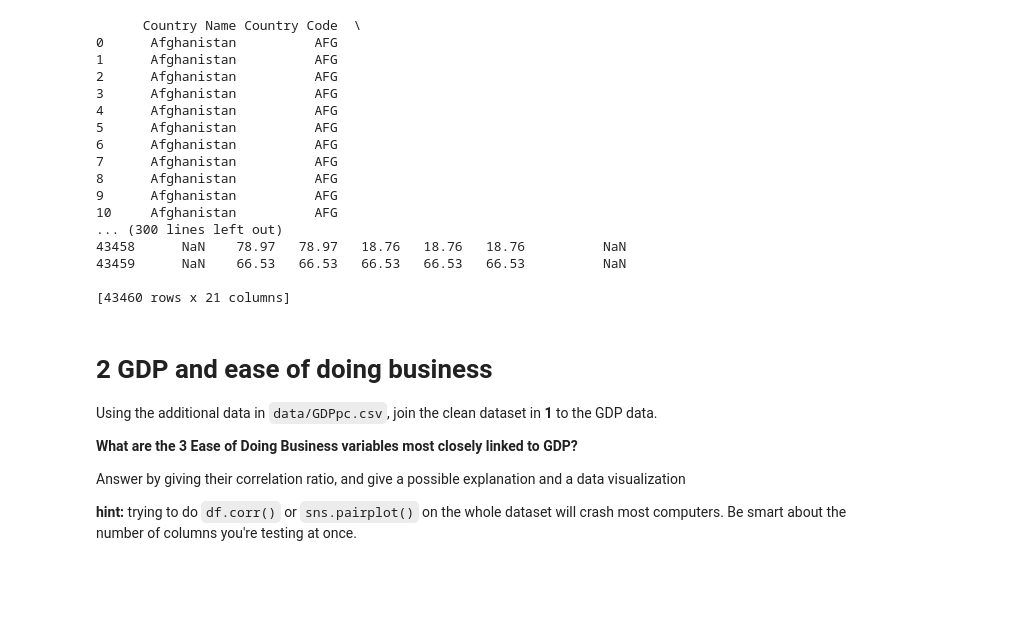
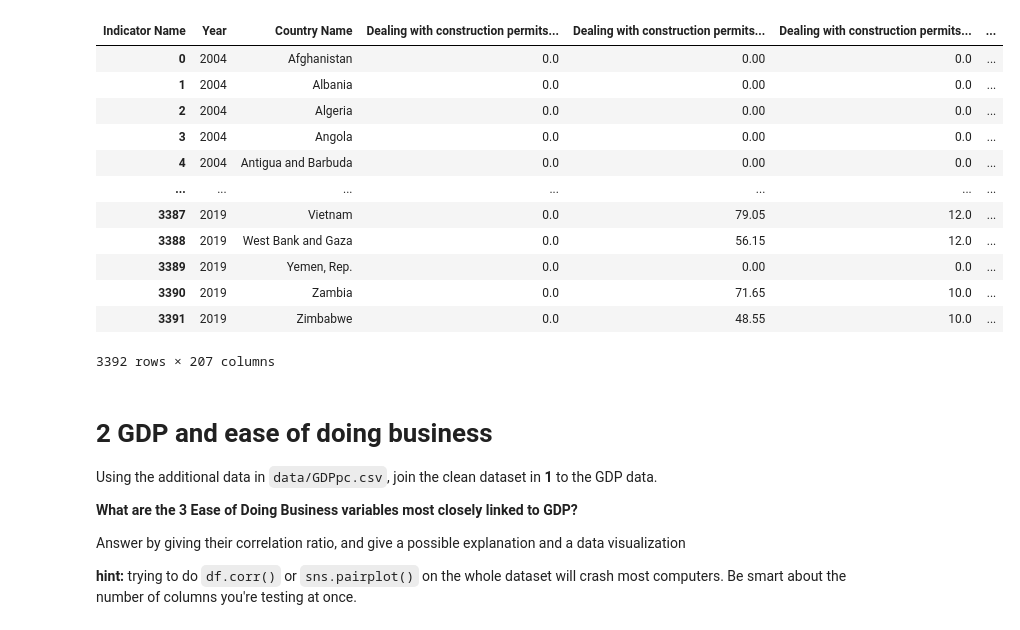
Before and after one commit to cb-ds-1/m2-5-storytelling, a Jupyter notebook: Workshop.ipynb, the cells around one changed output. Cells and saved outputs as stored; diff of their text form; code cells hidden in the pictures; blank space fills up the shorter version.

```diff
--- a/Workshop.ipynb
+++ b/Workshop.ipynb
@@ -6,29 +6,48 @@ In `data/DBData.csv`, you have the full "ease of doing business" dataset from th
 Result should look like:
 
 ![](EDB_unstack.png)
-# %%
-import pandas as pd
-
-df = pd.read_csv('data/DBData.csv')
-print(df)
-# %% [output]
-      Country Name Country Code  \
-0      Afghanistan          AFG
-1      Afghanistan          AFG
-2      Afghanistan          AFG
-3      Afghanistan          AFG
-4      Afghanistan          AFG
-5      Afghanistan          AFG
-6      Afghanistan          AFG
-7      Afghanistan          AFG
-8      Afghanistan          AFG
-9      Afghanistan          AFG
-10     Afghanistan          AFG
-... (300 lines left out)
-43458      NaN    78.97   78.97   18.76   18.76   18.76          NaN
-43459      NaN    66.53   66.53   66.53   66.53   66.53          NaN
-
-[43460 rows x 21 columns]
+# %%
+import pandas as pd
+import numpy as np
+
+def clean_up(url):
+    df = pd.read_csv(url)
+    if 'Unnamed: 20' in df:
+        df = df.drop(['Unnamed: 20'], axis=1)
+    df = df.drop(['Country Code'], axis=1)
+    df = df.drop(['Indicator Code'], axis=1)
+    df1 = pd.DataFrame(
+        df.pivot(index='Indicator Name',
+                 columns='Country Name'
+      ).unstack(
+      ).reset_index(drop=False)
+    )
+    df2 = pd.DataFrame(
+        df1.pivot(index=['level_0','Country Name'],
+                 columns='Indicator Name',
+                  values=0
+      ).reset_index(drop=False)
+    )
+    df2.rename(columns={'Indicator Name':'', 'level_0': 'Year'}, inplace=True)
+    df2 = df2.fillna(0.)
+    return df2
+
+edb = clean_up('data/DBData.csv')
+edb
+# %% [output]
+| Indicator Name | Year | Country Name | Dealing with construction permits... | Dealing with construction permits... | Dealing with construction permits... | ... |
+| 0 | 2004 | Afghanistan | 0.0 | 0.00 | 0.0 | ... |
+| 1 | 2004 | Albania | 0.0 | 0.00 | 0.0 | ... |
+| 2 | 2004 | Algeria | 0.0 | 0.00 | 0.0 | ... |
+| 3 | 2004 | Angola | 0.0 | 0.00 | 0.0 | ... |
+| 4 | 2004 | Antigua and Barbuda | 0.0 | 0.00 | 0.0 | ... |
+| ... | ... | ... | ... | ... | ... | ... |
+| 3387 | 2019 | Vietnam | 0.0 | 79.05 | 12.0 | ... |
+| 3388 | 2019 | West Bank and Gaza | 0.0 | 56.15 | 12.0 | ... |
+| 3389 | 2019 | Yemen, Rep. | 0.0 | 0.00 | 0.0 | ... |
+| 3390 | 2019 | Zambia | 0.0 | 71.65 | 10.0 | ... |
+| 3391 | 2019 | Zimbabwe | 0.0 | 48.55 | 10.0 | ... |
+3392 rows × 207 columns
 # %% [markdown]
 # 2 GDP and ease of doing business
 
```
Also changed, not shown: parts of 6 cells of this notebook, 2 other files.
